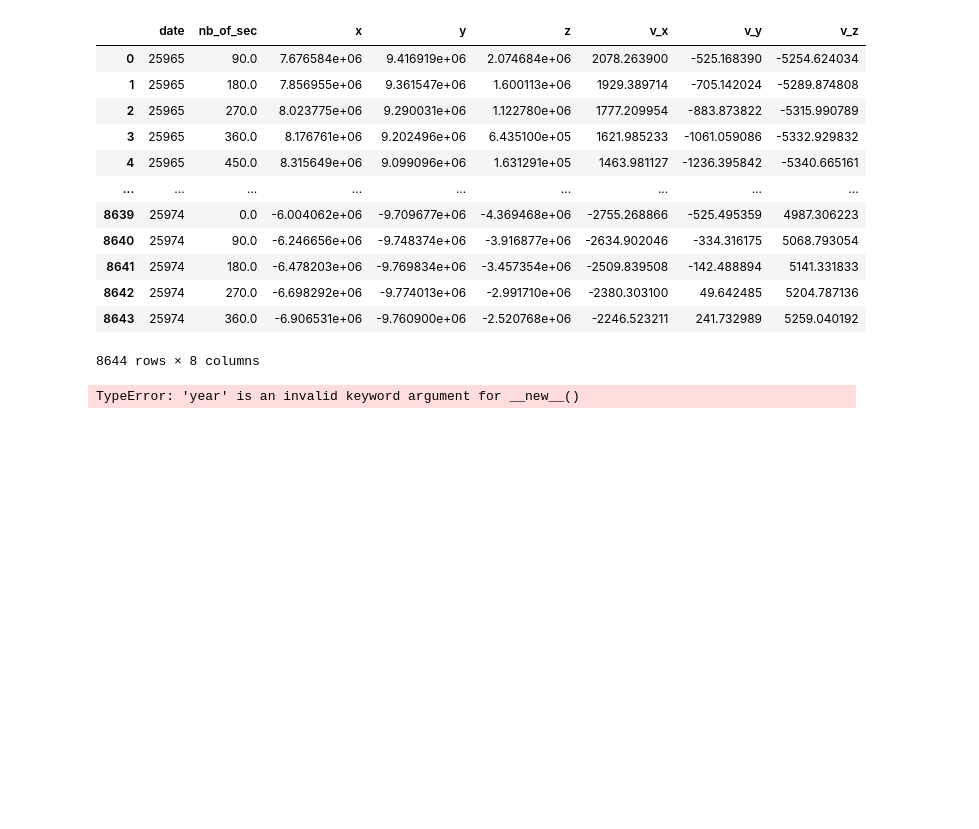
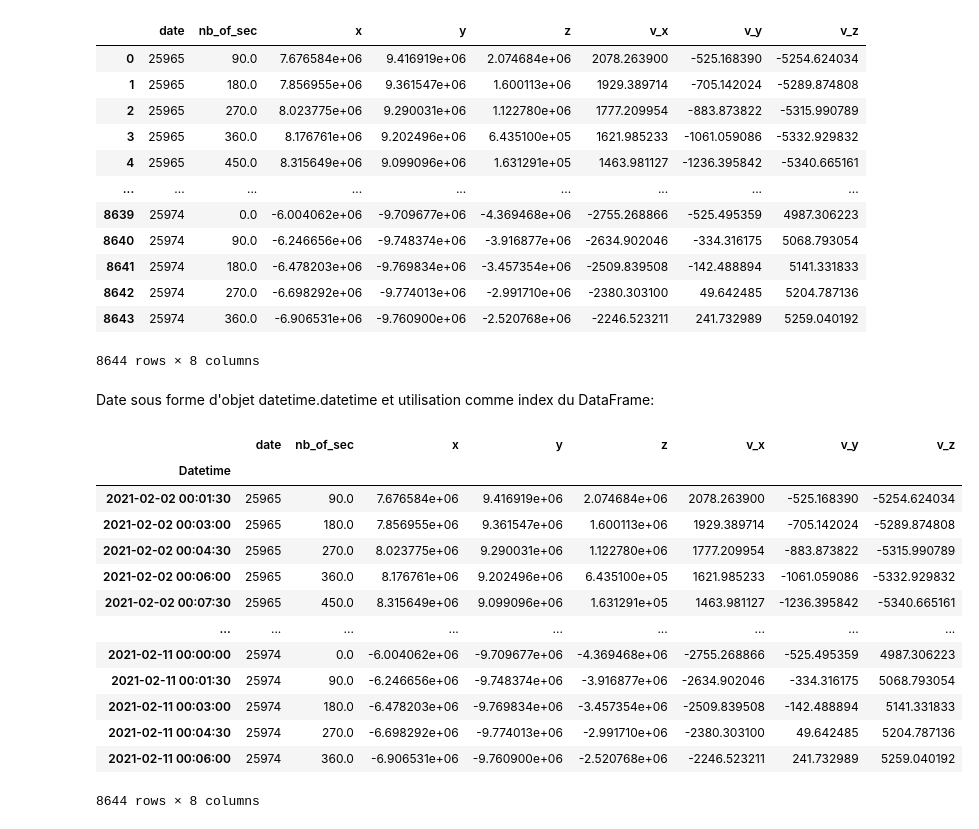
Before and after one commit to Stakhan/TD_orbitographie, a Jupyter notebook: code_exercice_4.ipynb, the cells around one changed output. Saved outputs shown, nothing was run; the diff lists cells and outputs as text; code cells hidden in the pictures; blank space fills up the shorter version.

```diff
--- a/code_exercice_4.ipynb
+++ b/code_exercice_4.ipynb
@@ -25,12 +24,31 @@ data
 | 8642 | 25974 | 270.0 | -6.698292e+06 | -9.774013e+06 | -2.991710e+06 | -2380.303100 | 49.642485 | 5204.787136 |
 | 8643 | 25974 | 360.0 | -6.906531e+06 | -9.760900e+06 | -2.520768e+06 | -2246.523211 | 241.732989 | 5259.040192 |
 8644 rows × 8 columns
+# %% [markdown]
+Date sous forme d'objet datetime.datetime et utilisation comme index du DataFrame:
 # %%
 import datetime as dt
 origin = dt.datetime(year=2021,month=2,day=2) - dt.timedelta(days=25965)
-data['Datetime'] = origin + dt.timedelta(year=data['date'],seconds=data['nb_of_sec'])
+date_swap = data[['date','nb_of_sec']].to_numpy()
+
+data['Datetime'] = pd.Series([origin + dt.timedelta(days=date_swap[i][0],seconds=date_swap[i][1]) for i in range(date_swap.shape[0]) ])
+data = data.set_index('Datetime')
+data
 # %% [output]
+|  | date | nb_of_sec | x | y | z | v_x | v_y | v_z |
+| Datetime |  |  |  |  |  |  |  |  |
+| 2021-02-02 00:01:30 | 25965 | 90.0 | 7.676584e+06 | 9.416919e+06 | 2.074684e+06 | 2078.263900 | -525.168390 | -5254.624034 |
+| 2021-02-02 00:03:00 | 25965 | 180.0 | 7.856955e+06 | 9.361547e+06 | 1.600113e+06 | 1929.389714 | -705.142024 | -5289.874808 |
+| 2021-02-02 00:04:30 | 25965 | 270.0 | 8.023775e+06 | 9.290031e+06 | 1.122780e+06 | 1777.209954 | -883.873822 | -5315.990789 |
+| 2021-02-02 00:06:00 | 25965 | 360.0 | 8.176761e+06 | 9.202496e+06 | 6.435100e+05 | 1621.985233 | -1061.059086 | -5332.929832 |
+| 2021-02-02 00:07:30 | 25965 | 450.0 | 8.315649e+06 | 9.099096e+06 | 1.631291e+05 | 1463.981127 | -1236.395842 | -5340.665161 |
+| ... | ... | ... | ... | ... | ... | ... | ... | ... |
+| 2021-02-11 00:00:00 | 25974 | 0.0 | -6.004062e+06 | -9.709677e+06 | -4.369468e+06 | -2755.268866 | -525.495359 | 4987.306223 |
+| 2021-02-11 00:01:30 | 25974 | 90.0 | -6.246656e+06 | -9.748374e+06 | -3.916877e+06 | -2634.902046 | -334.316175 | 5068.793054 |
+| 2021-02-11 00:03:00 | 25974 | 180.0 | -6.478203e+06 | -9.769834e+06 | -3.457354e+06 | -2509.839508 | -142.488894 | 5141.331833 |
+| 2021-02-11 00:04:30 | 25974 | 270.0 | -6.698292e+06 | -9.774013e+06 | -2.991710e+06 | -2380.303100 | 49.642485 | 5204.787136 |
+| 2021-02-11 00:06:00 | 25974 | 360.0 | -6.906531e+06 | -9.760900e+06 | -2.520768e+06 | -2246.523211 | 241.732989 | 5259.040192 |
-TypeError: 'year' is an invalid keyword argument for __new__()
+8644 rows × 8 columns
 # %%
 import numpy as np
 MU = 3.986004418e14 # Gravitational constant times Earth mass
```
Also changed, not shown: parts of 2 cells of this notebook.
